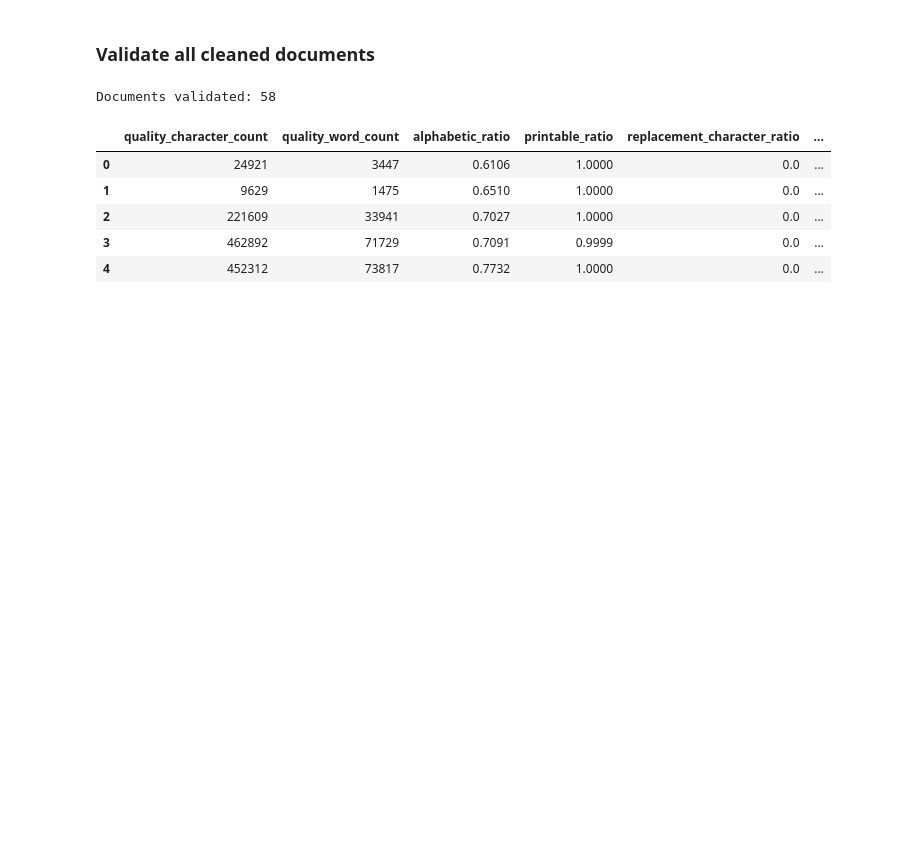
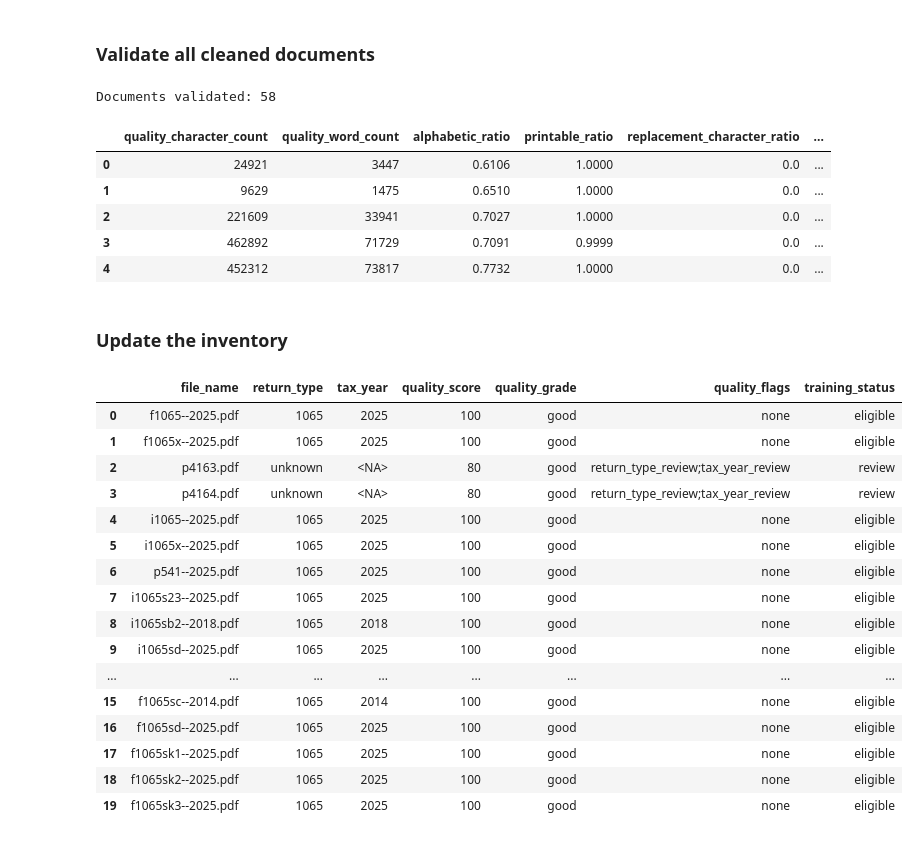
Before and after one commit to sharathnallaganti/Projects, a Jupyter notebook: project-schema-and-plan.ipynb, the cells around one changed output. Drawn from its saved outputs; the diff is of its cells as text; code cells hidden in the pictures; blank space fills up the shorter version.

```diff
--- a/project-schema-and-plan.ipynb
+++ b/project-schema-and-plan.ipynb
@@ -2061,3 +2061,62 @@ Documents validated: 58
 | 2 | 221609 | 33941 | 0.7027 | 1.0000 | 0.0 | ... |
 | 3 | 462892 | 71729 | 0.7091 | 0.9999 | 0.0 | ... |
 | 4 | 452312 | 73817 | 0.7732 | 1.0000 | 0.0 | ... |
+# %% [markdown]
+### Update the inventory
+# %%
+quality_columns = [
+    "document_id",
+    "quality_character_count",
+    "quality_word_count",
+    "alphabetic_ratio",
+    "printable_ratio",
+    "replacement_character_ratio",
+    "quality_score",
+    "quality_grade",
+    "quality_flags",
+    "training_status",
+    "quality_error",
+]
+
+document_inventory = document_inventory.drop(
+    columns=quality_columns[1:],
+    errors="ignore",
+)
+
+document_inventory = document_inventory.merge(
+    quality_table[quality_columns],
+    on="document_id",
+    how="left",
+)
+
+display(
+    document_inventory[
+        [
+            "file_name",
+            "return_type",
+            "tax_year",
+            "quality_score",
+            "quality_grade",
+            "quality_flags",
+            "training_status",
+        ]
+    ].head(20)
+)
+# %% [output]
+|  | file_name | return_type | tax_year | quality_score | quality_grade | quality_flags | training_status |
+| 0 | f1065--2025.pdf | 1065 | 2025 | 100 | good | none | eligible |
+| 1 | f1065x--2025.pdf | 1065 | 2025 | 100 | good | none | eligible |
+| 2 | p4163.pdf | unknown | <NA> | 80 | good | return_type_review;tax_year_review | review |
+| 3 | p4164.pdf | unknown | <NA> | 80 | good | return_type_review;tax_year_review | review |
+| 4 | i1065--2025.pdf | 1065 | 2025 | 100 | good | none | eligible |
+| 5 | i1065x--2025.pdf | 1065 | 2025 | 100 | good | none | eligible |
+| 6 | p541--2025.pdf | 1065 | 2025 | 100 | good | none | eligible |
+| 7 | i1065s23--2025.pdf | 1065 | 2025 | 100 | good | none | eligible |
+| 8 | i1065sb2--2018.pdf | 1065 | 2018 | 100 | good | none | eligible |
+| 9 | i1065sd--2025.pdf | 1065 | 2025 | 100 | good | none | eligible |
+| ... | ... | ... | ... | ... | ... | ... | ... |
+| 15 | f1065sc--2014.pdf | 1065 | 2014 | 100 | good | none | eligible |
+| 16 | f1065sd--2025.pdf | 1065 | 2025 | 100 | good | none | eligible |
+| 17 | f1065sk1--2025.pdf | 1065 | 2025 | 100 | good | none | eligible |
+| 18 | f1065sk2--2025.pdf | 1065 | 2025 | 100 | good | none | eligible |
+| 19 | f1065sk3--2025.pdf | 1065 | 2025 | 100 | good | none | eligible |
```
Also changed, not shown: parts of 3 cells of this notebook.
